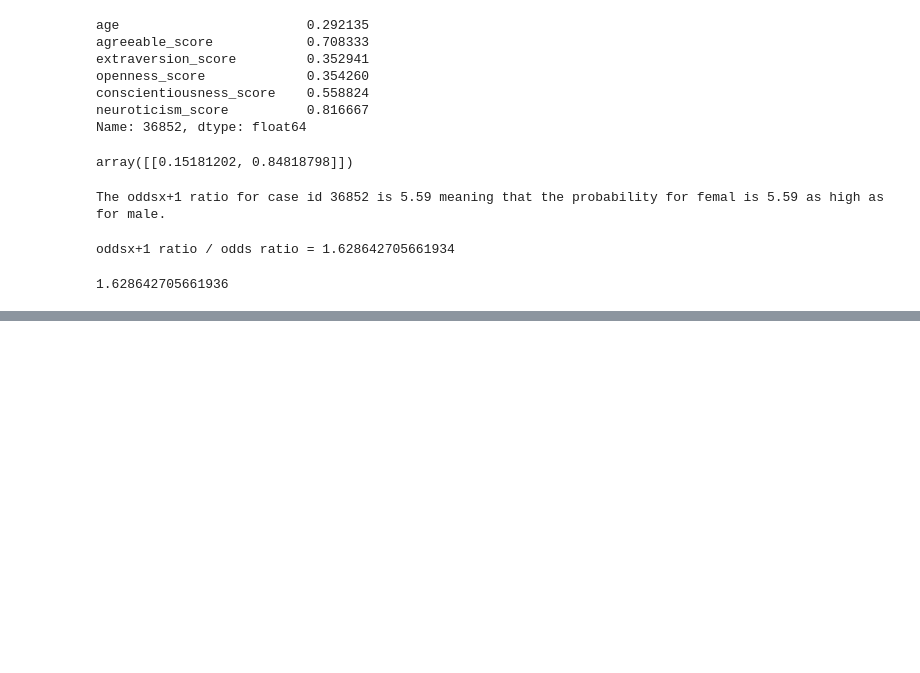
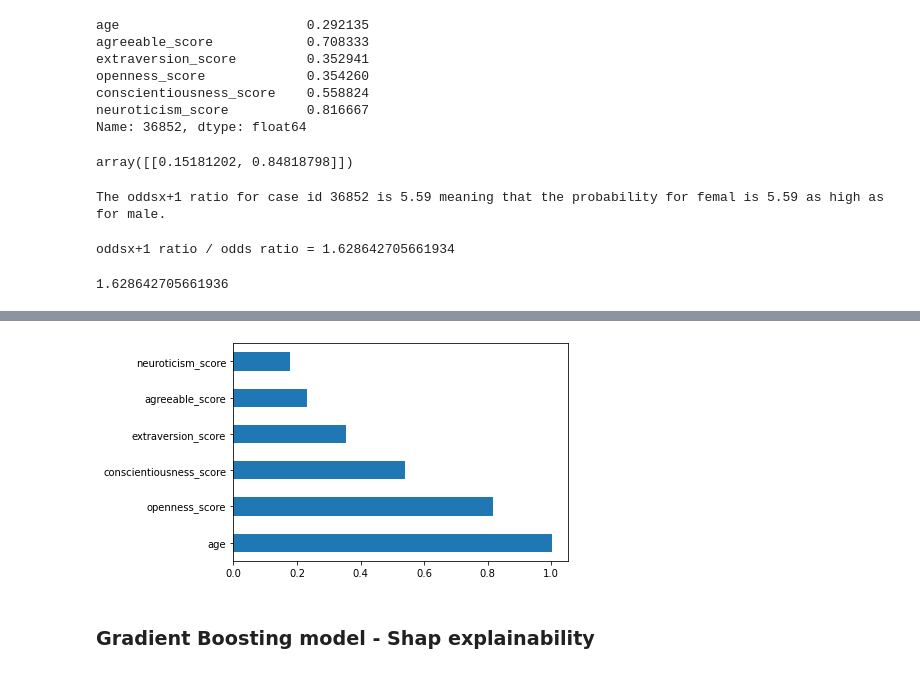
Before and after one commit to efratkohen/Big_five, a Jupyter notebook: Big Five.ipynb, the cells around one changed output, grey strips where cells are left out. Drawn from its saved outputs; the diff is of its cells as text; code cells hidden in the pictures; blank space fills up the shorter version.

Commit message:
add shap

```diff
--- a/Big Five.ipynb
+++ b/Big Five.ipynb
@@ -629,0 +655,6 @@ Explainability1_df
+# %%
+_=Explainability1_df.sort_values(ascending=False).plot(kind='barh')
+# %% [output]
+[figure, added]
+# %% [markdown]
+### Gradient Boosting model - Shap explainability
```
Also changed, not shown: parts of 16 cells of this notebook.
